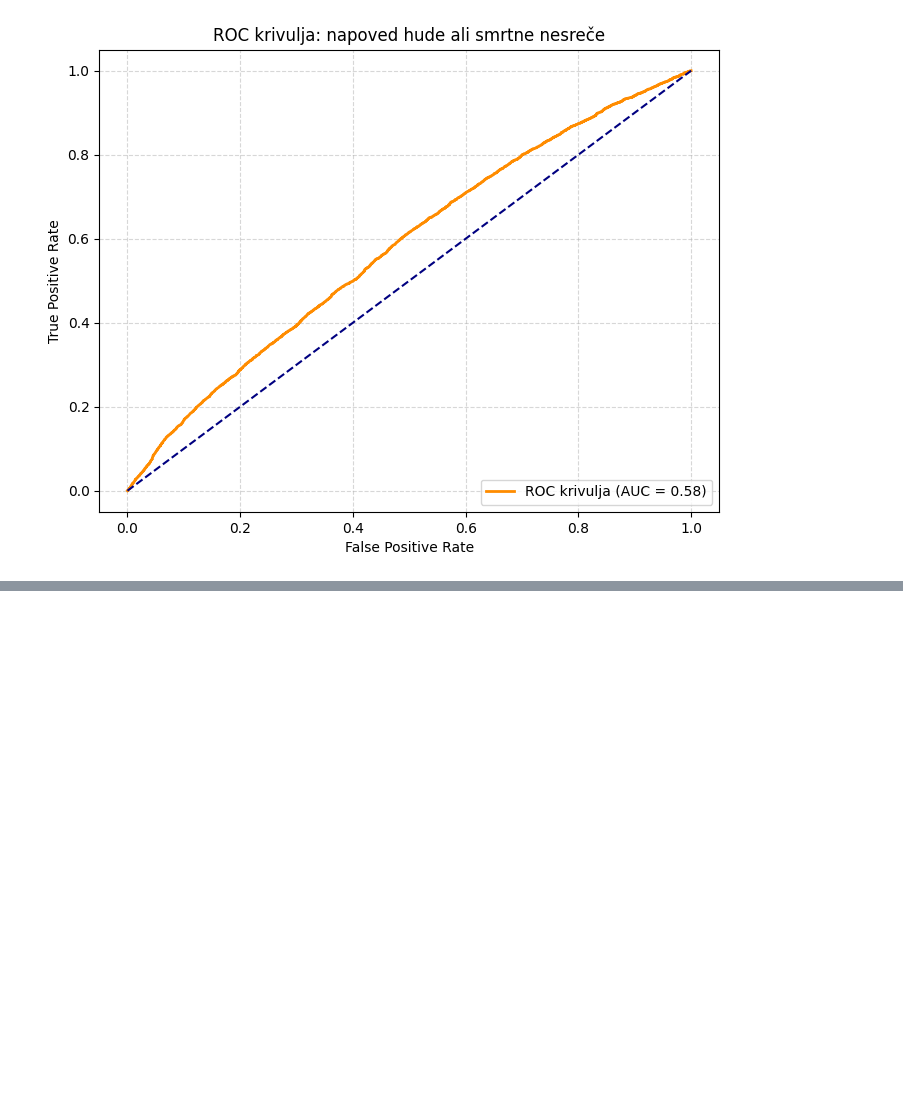
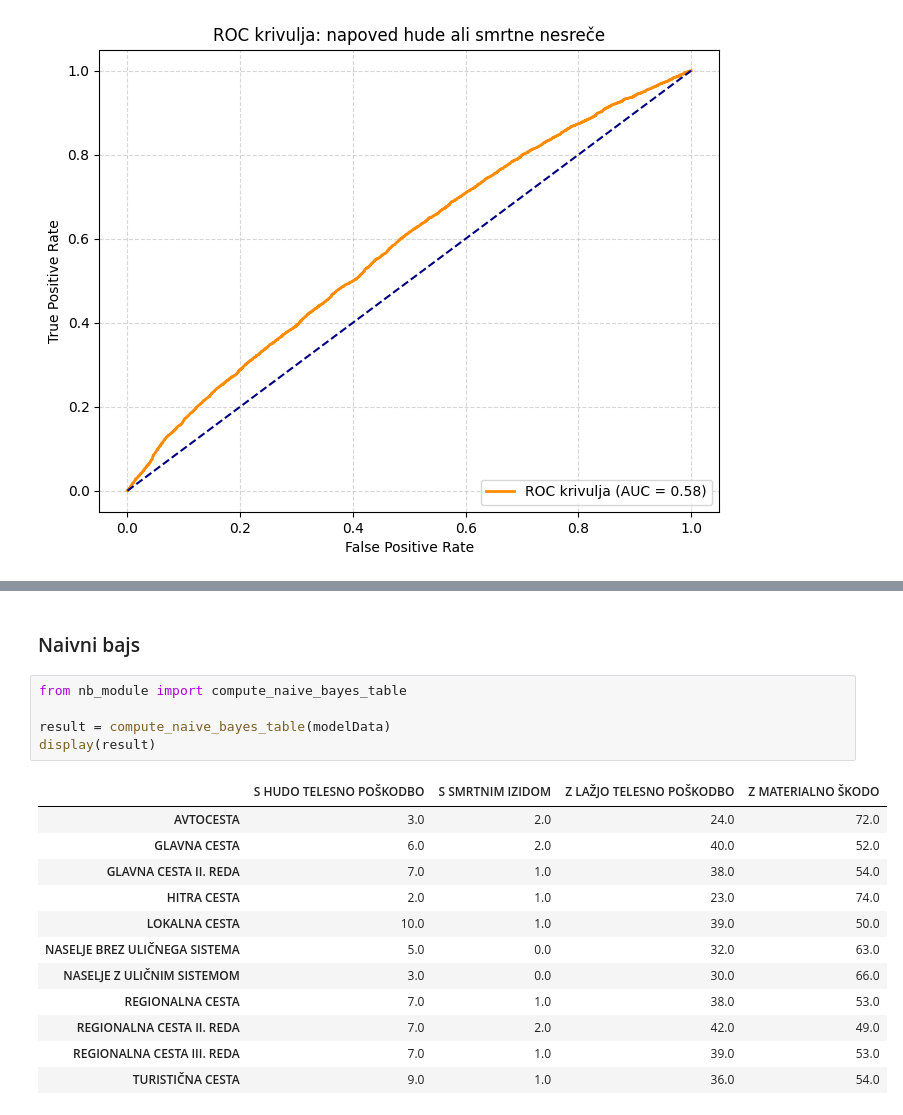
Before and after one commit to TeamsInsane/PR25_3, a Jupyter notebook: simple.ipynb, the cells around one changed output, grey strips where cells are left out. Saved outputs shown, nothing was run; the diff lists cells and outputs as text; blank space fills up the shorter version.

```diff
--- a/simple.ipynb
+++ b/simple.ipynb
@@ -707,0 +794,20 @@ plt.show()
+# %% [markdown]
+### Naivni bajs
+# %%
+from nb_module import compute_naive_bayes_table
+
+result = compute_naive_bayes_table(modelData)
+display(result)
+# %% [output]
+|  | S HUDO TELESNO POŠKODBO | S SMRTNIM IZIDOM | Z LAŽJO TELESNO POŠKODBO | Z MATERIALNO ŠKODO |
+| AVTOCESTA | 3.0 | 2.0 | 24.0 | 72.0 |
+| GLAVNA CESTA | 6.0 | 2.0 | 40.0 | 52.0 |
+| GLAVNA CESTA II. REDA | 7.0 | 1.0 | 38.0 | 54.0 |
+| HITRA CESTA | 2.0 | 1.0 | 23.0 | 74.0 |
+| LOKALNA CESTA | 10.0 | 1.0 | 39.0 | 50.0 |
+| NASELJE BREZ ULIČNEGA SISTEMA | 5.0 | 0.0 | 32.0 | 63.0 |
+| NASELJE Z ULIČNIM SISTEMOM | 3.0 | 0.0 | 30.0 | 66.0 |
+| REGIONALNA CESTA | 7.0 | 1.0 | 38.0 | 53.0 |
+| REGIONALNA CESTA II. REDA | 7.0 | 2.0 | 42.0 | 49.0 |
+| REGIONALNA CESTA III. REDA | 7.0 | 1.0 | 39.0 | 53.0 |
+| TURISTIČNA CESTA | 9.0 | 1.0 | 36.0 | 54.0 |
```
Also changed, not shown: parts of 9 cells of this notebook, 3 other files.
